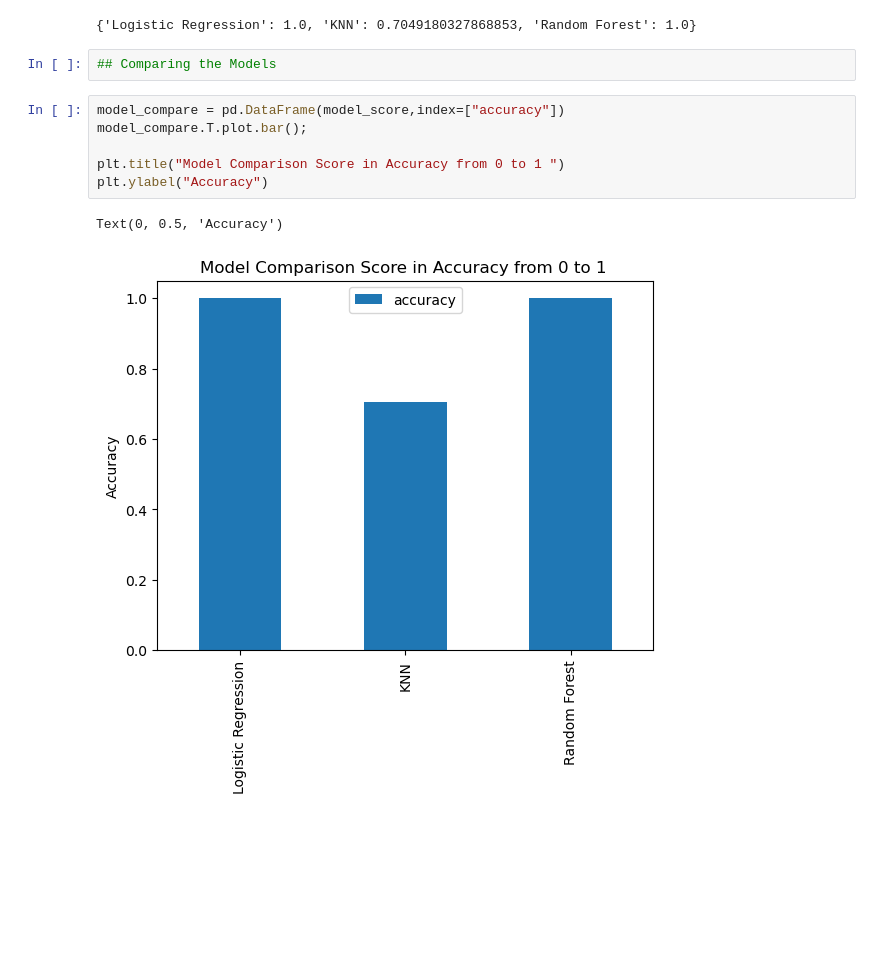
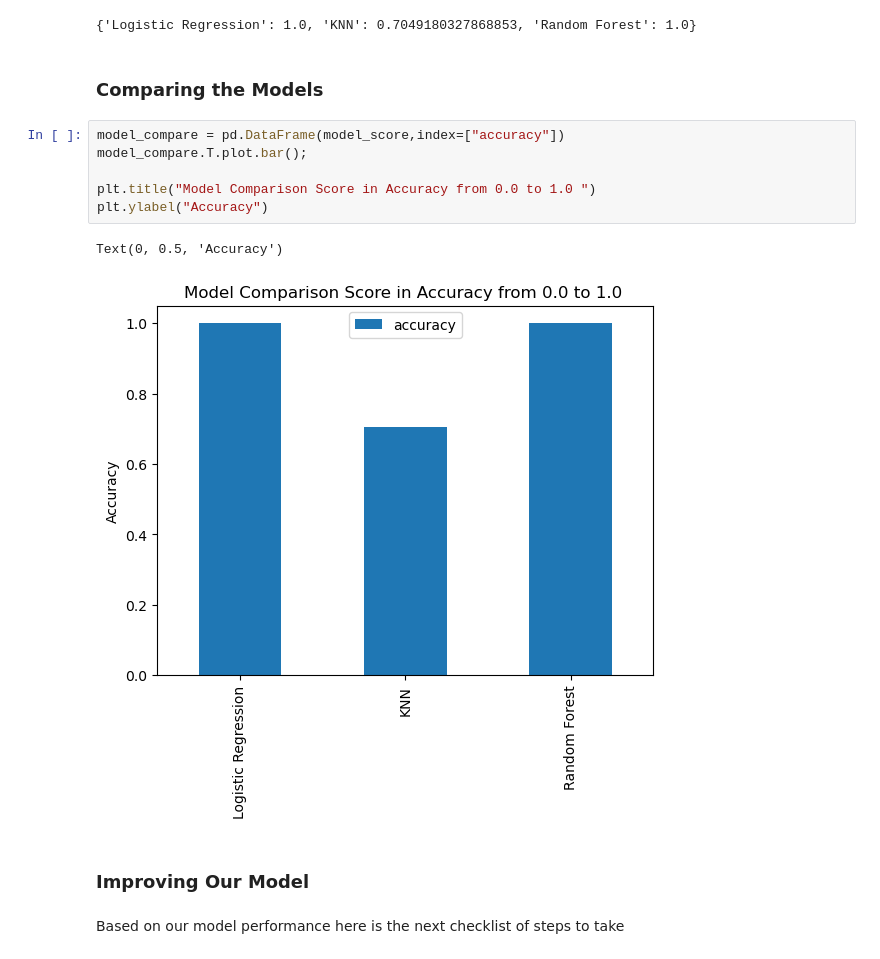
Before and after one commit to Victor-Johnson/ml-heart-diseases, a Jupyter notebook: main.ipynb, the cells around one changed output. Cells and saved outputs as stored; diff of their text form; blank space fills up the shorter version.

```diff
--- a/main.ipynb
+++ b/main.ipynb
@@ -462,14 +462,18 @@ Please also refer to the documentation for alternative solver options:
     https://scikit-learn.org/stable/modules/linear_model.html#logistic-regression
   n_iter_i = _check_optimize_result(
 {'Logistic Regression': 1.0, 'KNN': 0.7049180327868853, 'Random Forest': 1.0}
-# %%
-## Comparing the Models
+# %% [markdown]
+### Comparing the Models
 # %%
 model_compare = pd.DataFrame(model_score,index=["accuracy"])
 model_compare.T.plot.bar();
 
-plt.title("Model Comparison Score in Accuracy from 0 to 1 ")
+plt.title("Model Comparison Score in Accuracy from 0.0 to 1.0 ")
 plt.ylabel("Accuracy")
 # %% [output]
 Text(0, 0.5, 'Accuracy')
-[figure, old version]
+[figure, new version]
+# %% [markdown]
+### Improving Our Model
+# %% [markdown]
+Based on our model performance here is the next checklist of steps to take
```
Also changed, not shown: parts of 6 cells of this notebook.
